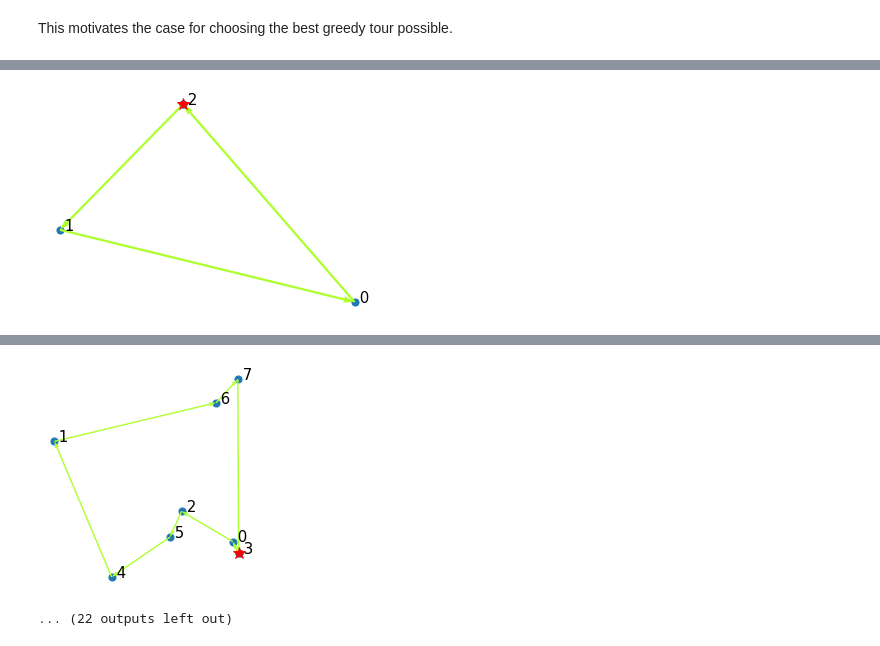
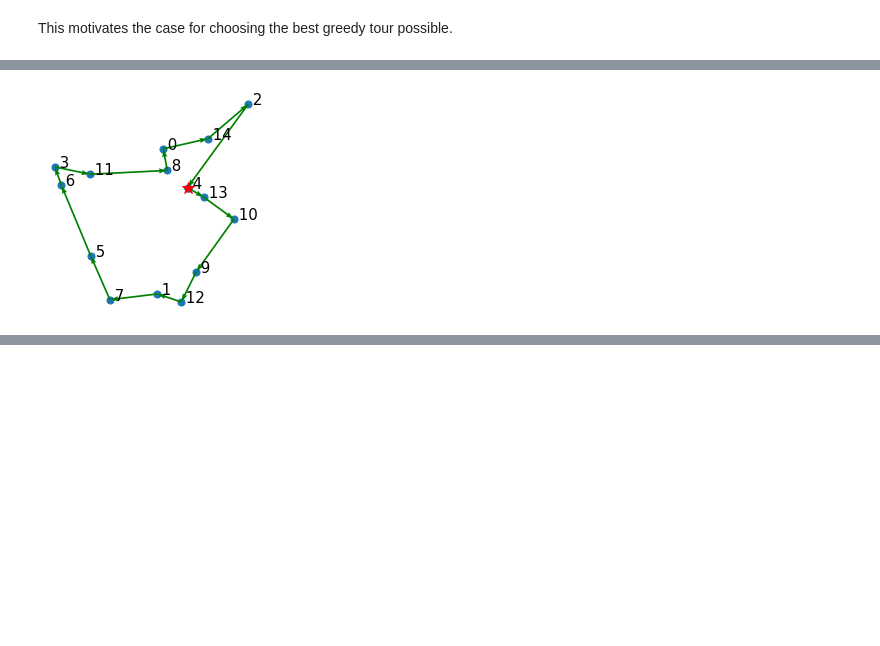
Before and after one commit to Pullabhatla/M2R, a Jupyter notebook: notebooks/neigbour.ipynb, the cells around one changed output, grey strips where cells are left out. Saved outputs shown, nothing was run; the diff lists cells and outputs as text; code cells hidden in the pictures; blank space fills up the shorter version.

```diff
--- a/notebooks/neigbour.ipynb
+++ b/notebooks/neigbour.ipynb
@@ -34,6 +34,6 @@ Time elapsed: 0.002 seconds
 
 A lot of the below maps are far from optimal
 # %%
-for i in range(3, 20):
+for i in range(10, 20):
     nearest_neighbour(gen_ran(i)).show2d()
 # %% [output]
@@ -71,7 +68,7 @@ for i in range(10):
 # %% [markdown]
 This motivates the case for choosing the best greedy tour possible.
 # %%
-for i in range(3, 20):
+for i in range(15, 20):
     t0 = time()
     dummy = best_nn(gen_ran(i))
     t1 = time()
@@ -82 +79 @@ Time elapsed: 0.002 seconds
-[figure, old version]
+[figure, new version]
@@ -92,2 +87,0 @@ Time elapsed: 0.002 seconds
-[figure, removed]
-... (22 outputs left out)
```
Also changed, not shown: parts of 7 cells of this notebook, 1 other file.
